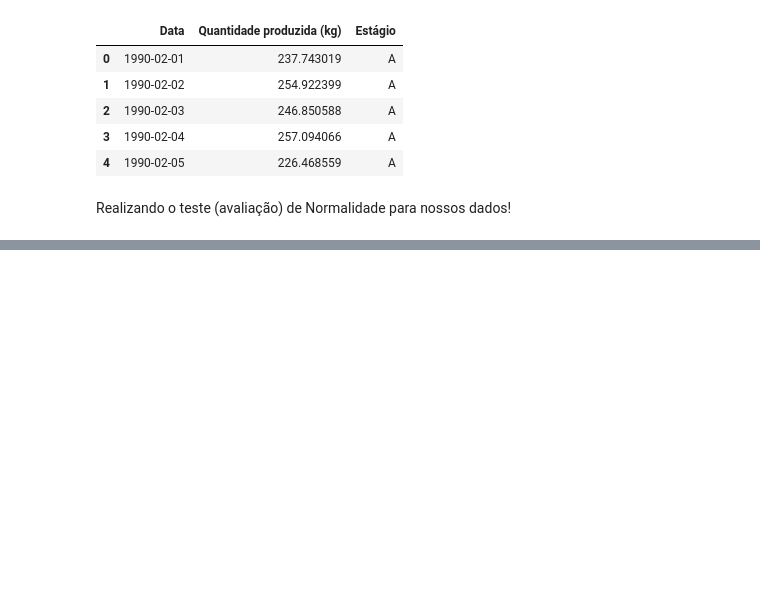
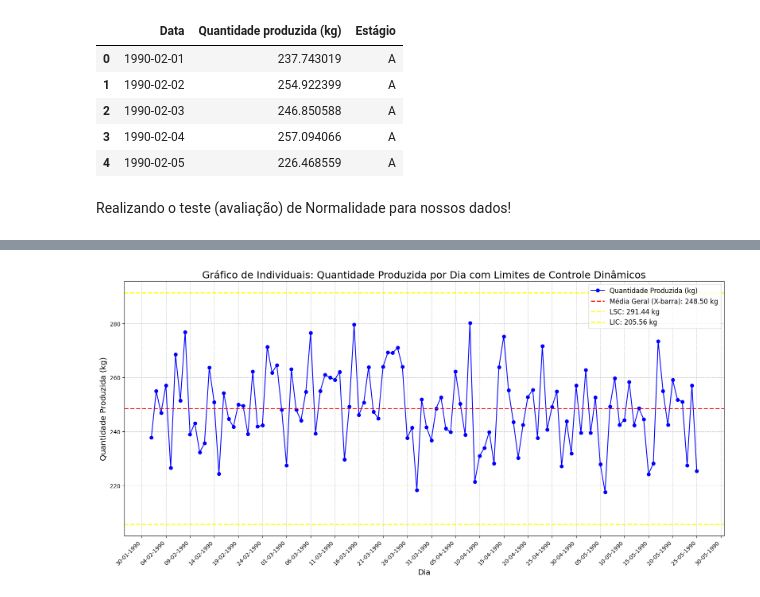
Before and after one commit to moises-rb/Analise_Dados, a Jupyter notebook: Green_Belt/2-Measure/DistribuicaoEstatistica/Gráfico_de_Individuais.ipynb, the cells around one changed output, grey strips where cells are left out. Saved outputs shown, nothing was run; the diff lists cells and outputs as text; code cells hidden in the pictures; blank space fills up the shorter version.

```diff
--- a/Green_Belt/2-Measure/DistribuicaoEstatistica/Gráfico_de_Individuais.ipynb
+++ b/Green_Belt/2-Measure/DistribuicaoEstatistica/Gráfico_de_Individuais.ipynb
@@ -115,0 +210,97 @@ Iniciando análise de normalidade por Estágio...
+# %%
+import matplotlib.dates as mdates # Importe para manipulação de datas no Matplotlib
+import numpy as np
+
+print("DataFrame 'dados_aba1' (original, primeiras 5 linhas):")
+print(dados_aba1.head())
+print("Nomes das colunas no DataFrame:", dados_aba1.columns.tolist())
+print("\n" + "="*30 + "\n")
+
+# 1. Tratamento da coluna 'Data'
+# Garante que a coluna 'Data' é do tipo datetime.
+dados_aba1['Data'] = pd.to_datetime(dados_aba1['Data'])
+
+# 2. Tratamento da coluna 'Quantidade produzida (kg)' para duas casas decimais
+dados_aba1['Quantidade produzida (kg)'] = dados_aba1['Quantidade produzida (kg)'].round(2)
+
+print("DataFrame 'dados_aba1' após tratamentos (primeiras 5 linhas):")
+print(dados_aba1.head())
+print("\n" + "="*30 + "\n")
+
+# --- CÁLCULO DINÂMICO DOS LIMITES DE CONTROLE (LSC e LIC) ---
+
+# Calcula a média geral (X-barra)
+media_geral = dados_aba1['Quantidade produzida (kg)'].mean()
+
+# Calcula a Amplitude Móvel (MR)
+# A amplitude móvel é a diferença absoluta entre um valor e o seu predecessor.
+# .abs() garante que a diferença seja sempre positiva.
+# .shift(1) desloca a coluna em 1 posição para comparar o valor atual com o anterior.
+dados_aba1['MR'] = dados_aba1['Quantidade produzida (kg)'].diff().abs()
+
+# Calcula a Média da Amplitude Móvel (MR-barra)
+# Excluímos o primeiro valor de MR, que é NaN (não tem predecessor).
+mr_barra = dados_aba1['MR'].mean()
+
+# Constante d2 para tamanho de subgrupo = 2 (para MR)
+d2 = 1.128
+
+# Calcula LSC e LIC
+LSC = media_geral + 3 * (mr_barra / d2)
+LIC = media_geral - 3 * (mr_barra / d2)
+
+# Garante que LIC não seja negativo (limite inferior de produção não pode ser abaixo de zero)
+LIC = max(0, LIC)
+
+print(f"Média Geral (X-barra): {media_geral:.2f} kg")
+print(f"Média da Amplitude Móvel (MR-barra): {mr_barra:.2f}")
+print(f"LSC (Calculado): {LSC:.2f} kg")
+print(f"LIC (Calculado): {LIC:.2f} kg")
+print("\n" + "="*30 + "\n")
+
+# --- FIM DO CÁLCULO DINÂMICO ---
+
+
+# 4. Criação do Gráfico de Individuais
+plt.figure(figsize=(16, 8)) # Aumenta o tamanho do gráfico para melhor visualização
+
+# Plotar a linha dos valores individuais
+# Usamos a coluna 'Data' original (datetime) para o eixo X para facilitar o controle de ticks de data.
+plt.plot(dados_aba1['Data'], dados_aba1['Quantidade produzida (kg)'],
+         marker='o',          # Adiciona marcadores nos pontos
+         linestyle='-',       # Linha contínua
+         color='blue',        # Cor da linha
+         label='Quantidade Produzida (kg)')
+
+# Adicionar a linha tracejada da média geral
+plt.axhline(y=media_geral, color='red', linestyle='--', linewidth=2,
+            label=f'Média Geral (X-barra): {media_geral:.2f} kg')
+
+# Limite Superior de Controle (LSC) com a cor amarela
+plt.axhline(y=LSC, color='yellow', linestyle='--', linewidth=2,
+            label=f'LSC: {LSC:.2f} kg')
+
+# Limite Inferior de Controle (LIC) com a cor amarela
+plt.axhline(y=LIC, color='yellow', linestyle='--', linewidth=2,
+            label=f'LIC: {LIC:.2f} kg')
+
+# Configurações do gráfico
+plt.title('Gráfico de Individuais: Quantidade Produzida por Dia com Limites de Controle Dinâmicos', fontsize=18)
+plt.xlabel('Dia', fontsize=14)
+plt.ylabel('Quantidade Produzida (kg)', fontsize=14)
+plt.grid(True, linestyle='--', alpha=0.7) # Adiciona grade ao gráfico
+plt.legend(fontsize=12) # Mostra a legenda
+
+# --- Ajuste para o intervalo de 10 dias no eixo X ---
+# Define o localizador para exibir ticks a cada 10 dias
+locator = mdates.DayLocator(interval=5)
+plt.gca().xaxis.set_major_locator(locator)
+
+# Define o formatador para exibir a data no formato "dd-mm-yyyy"
+formatter = mdates.DateFormatter('%d-%m-%Y')
+plt.gca().xaxis.set_major_formatter(formatter)
+
+plt.xticks(rotation=45, ha='right') # Rotaciona os rótulos do eixo X para melhor leitura
+plt.tight_layout() # Ajusta o layout para evitar sobreposição
+plt.show()
+# %% [output]
@@ -115,0 +324 @@ Iniciando análise de normalidade por Estágio...
+[figure, added]
```
Also changed, not shown: parts of 9 cells of this notebook, 2 other files.
